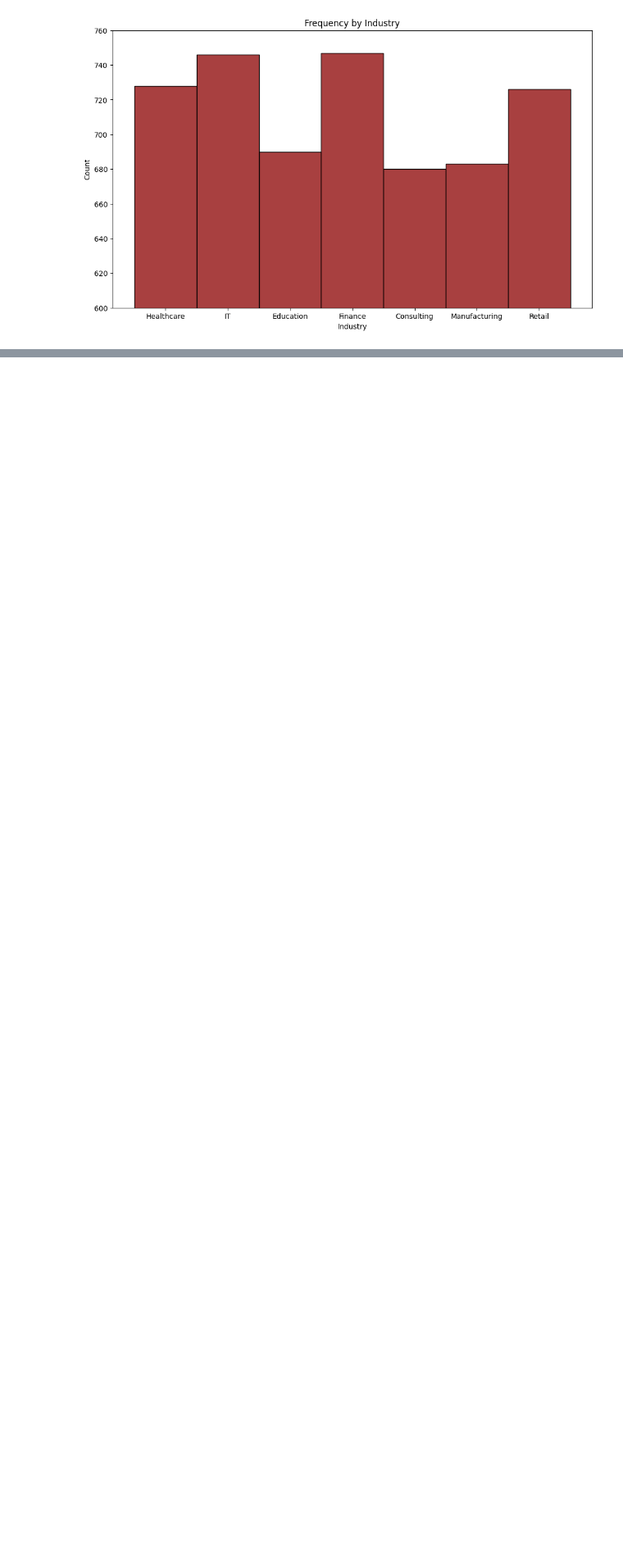
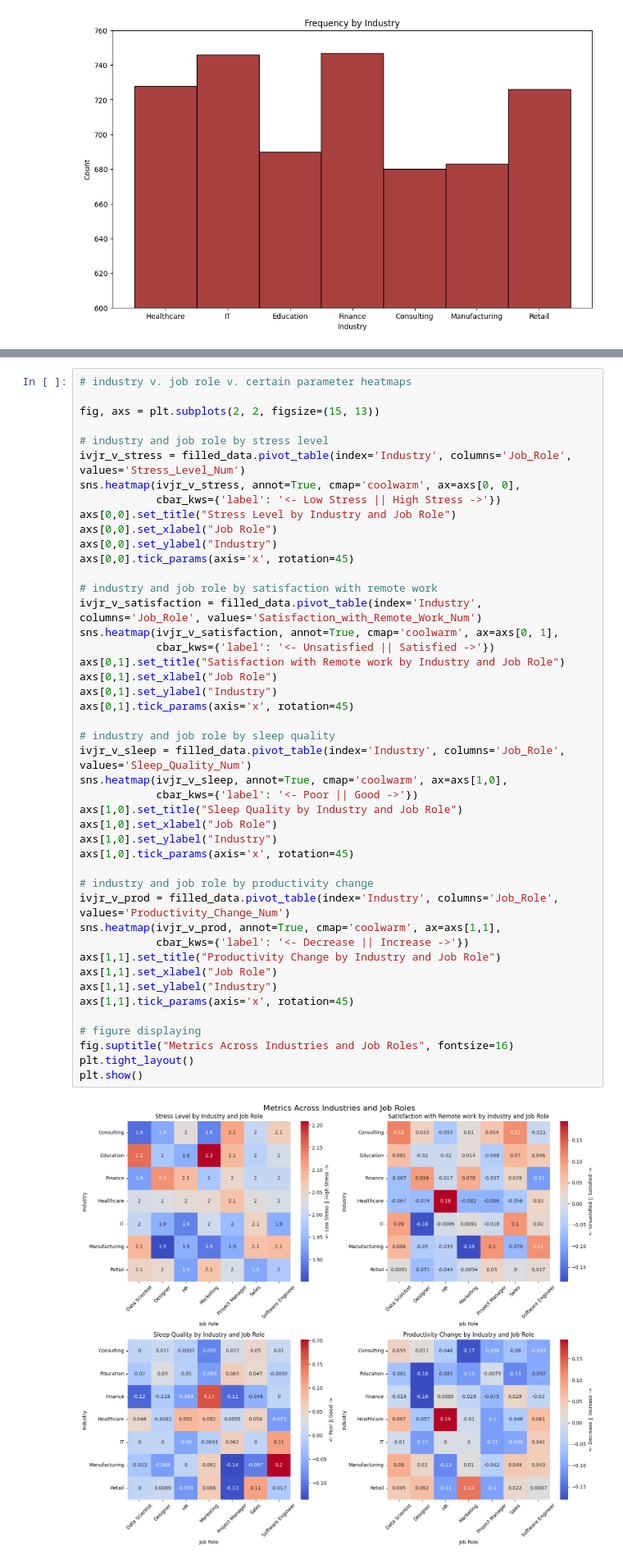
Before and after one commit to vincentadufour/CS39AE-Data-Visualization, a Jupyter notebook: Projects/Remote Work Effect on Mental Health/project1.ipynb, the cells around one changed output, grey strips where cells are left out. Shown: that part at 82% size. Saved outputs shown, nothing was run; the diff lists cells and outputs as text; blank space fills up the shorter version.

```diff
--- a/Projects/Remote Work Effect on Mental Health/project1.ipynb
+++ b/Projects/Remote Work Effect on Mental Health/project1.ipynb
@@ -280,0 +321,47 @@ plt.show()
+# %%
+# industry v. job role v. certain parameter heatmaps
+
+fig, axs = plt.subplots(2, 2, figsize=(15, 13))
+
+# industry and job role by stress level
+ivjr_v_stress = filled_data.pivot_table(index='Industry', columns='Job_Role', values='Stress_Level_Num')
+sns.heatmap(ivjr_v_stress, annot=True, cmap='coolwarm', ax=axs[0, 0],
+            cbar_kws={'label': '<- Low Stress || High Stress ->'})
+axs[0,0].set_title("Stress Level by Industry and Job Role")
+axs[0,0].set_xlabel("Job Role")
+axs[0,0].set_ylabel("Industry")
+axs[0,0].tick_params(axis='x', rotation=45)
+
+# industry and job role by satisfaction with remote work
+ivjr_v_satisfaction = filled_data.pivot_table(index='Industry', columns='Job_Role', values='Satisfaction_with_Remote_Work_Num')
+sns.heatmap(ivjr_v_satisfaction, annot=True, cmap='coolwarm', ax=axs[0, 1],
+            cbar_kws={'label': '<- Unsatisfied || Satisfied ->'})
+axs[0,1].set_title("Satisfaction with Remote work by Industry and Job Role")
+axs[0,1].set_xlabel("Job Role")
+axs[0,1].set_ylabel("Industry")
+axs[0,1].tick_params(axis='x', rotation=45)
+
+# industry and job role by sleep quality
+ivjr_v_sleep = filled_data.pivot_table(index='Industry', columns='Job_Role', values='Sleep_Quality_Num')
+sns.heatmap(ivjr_v_sleep, annot=True, cmap='coolwarm', ax=axs[1,0],
+            cbar_kws={'label': '<- Poor || Good ->'})
+axs[1,0].set_title("Sleep Quality by Industry and Job Role")
+axs[1,0].set_xlabel("Job Role")
+axs[1,0].set_ylabel("Industry")
+axs[1,0].tick_params(axis='x', rotation=45)
+
+# industry and job role by productivity change
+ivjr_v_prod = filled_data.pivot_table(index='Industry', columns='Job_Role', values='Productivity_Change_Num')
+sns.heatmap(ivjr_v_prod, annot=True, cmap='coolwarm', ax=axs[1,1],
+            cbar_kws={'label': '<- Decrease || Increase ->'})
+axs[1,1].set_title("Productivity Change by Industry and Job Role")
+axs[1,1].set_xlabel("Job Role")
+axs[1,1].set_ylabel("Industry")
+axs[1,1].tick_params(axis='x', rotation=45)
+
+# figure displaying
+fig.suptitle("Metrics Across Industries and Job Roles", fontsize=16)
+plt.tight_layout()
+plt.show()
+# %% [output]
+[figure, added]
```
Also changed, not shown: parts of 18 cells of this notebook, 1 other file.
